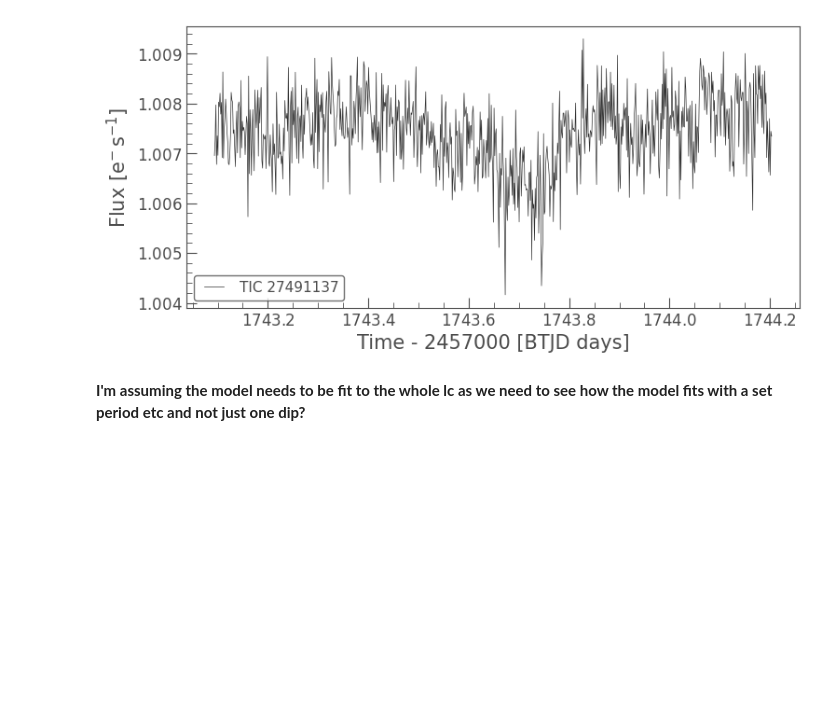
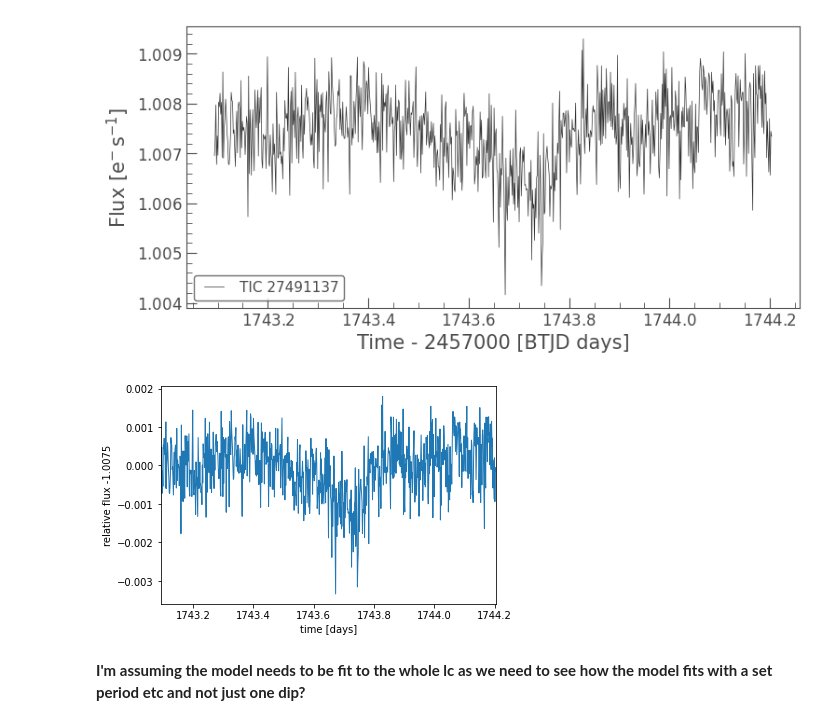
Before and after one commit to hughesymendes/TIC-27491137, a Jupyter notebook: dip1_model.ipynb, the cells around one changed output. Cells and saved outputs as stored; diff of their text form; code cells hidden in the pictures; blank space fills up the shorter version.

```diff
--- a/dip1_model.ipynb
+++ b/dip1_model.ipynb
@@ -131,10 +134,19 @@ clean_lc.plot()
 <matplotlib.axes._subplots.AxesSubplot at 0x...>
 [figure]
 # %%
-clean_lc[3200:4000].plot()
+dip1 = clean_lc[3200:4000]
+dip1.plot()
 # %% [output]
 <matplotlib.axes._subplots.AxesSubplot at 0x...>
 [figure]
+# %%
+
+plt.plot(dip1.time, dip1.flux-1.0075, color="C0", lw=1)
+plt.ylabel("relative flux -1.0075")
+plt.xlabel("time [days]")
+_ = plt.xlim(t.min(), t.max())
+# %% [output]
+[figure, added]
 # %% [markdown]
 **I'm assuming the model needs to be fit to the whole lc as we need to see how the model fits with a set period etc and not just one dip?**
 # %% [markdown]
```
Also changed, not shown: parts of 9 cells of this notebook.
